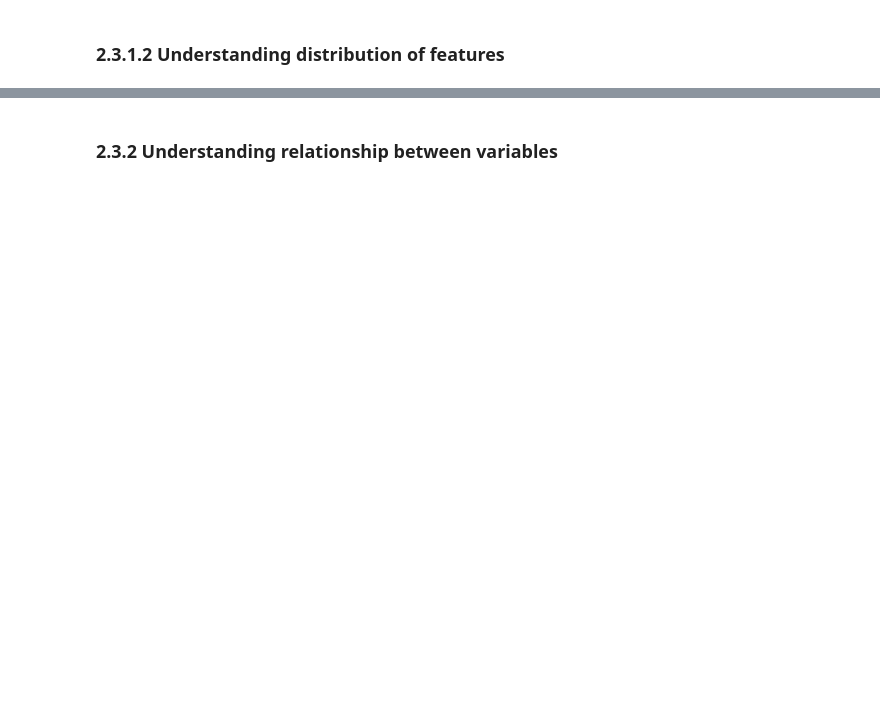
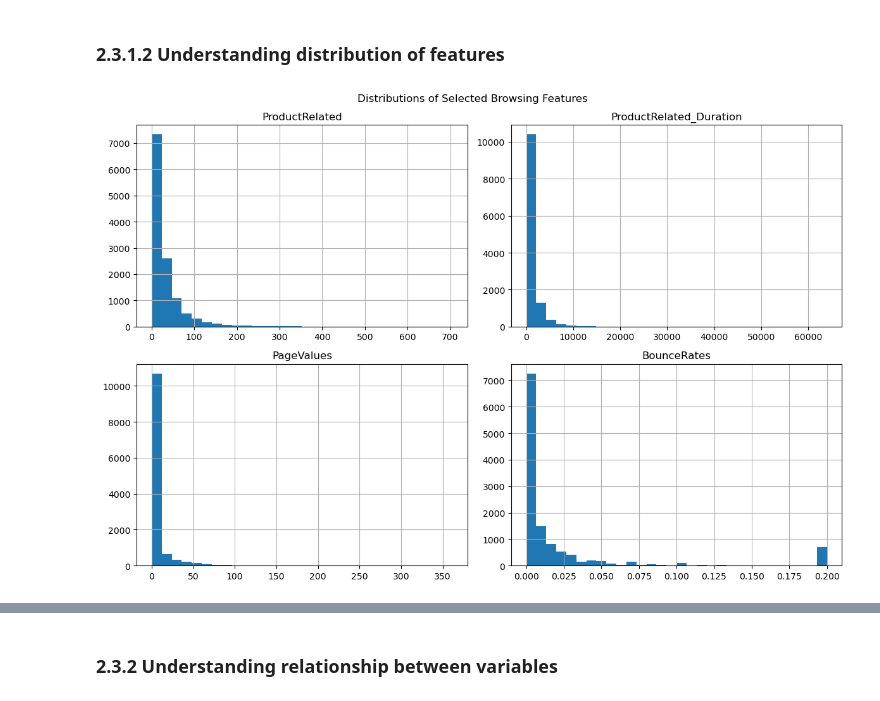
Before and after one commit to ch34psk4te/shopsense-clean-project, a Jupyter notebook: ShopSense_Program_Codes.ipynb, the cells around one changed output, grey strips where cells are left out. Cells and saved outputs as stored; diff of their text form; code cells hidden in the pictures; blank space fills up the shorter version.

```diff
--- a/ShopSense_Program_Codes.ipynb
+++ b/ShopSense_Program_Codes.ipynb
@@ -106,4 +283,22 @@ The final model will be included in a Streamlit web application called ShopSense
 # %% [markdown]
 ### 2.3.1.2 Understanding distribution of features
 # %%
-## Understanding distribution of features
+
+# examine the distributions of important browsing variables
+features_to_plot = [
+    "ProductRelated",
+    "ProductRelated_Duration",
+    "PageValues",
+    "BounceRates"
+]
+
+df[features_to_plot].hist(
+    bins=30,
+    figsize=(12, 8)
+)
+
+plt.suptitle("Distributions of Selected Browsing Features")
+plt.tight_layout()
+plt.show()
+# %% [output]
+[figure, added]
```
Also changed, not shown: parts of 21 cells of this notebook.
